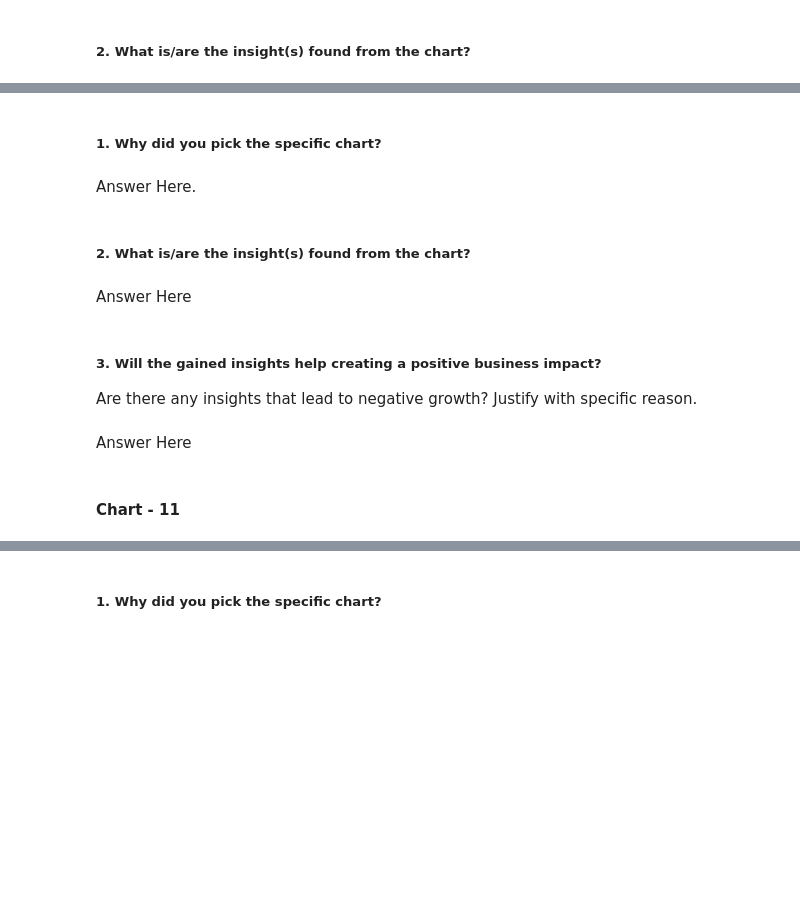
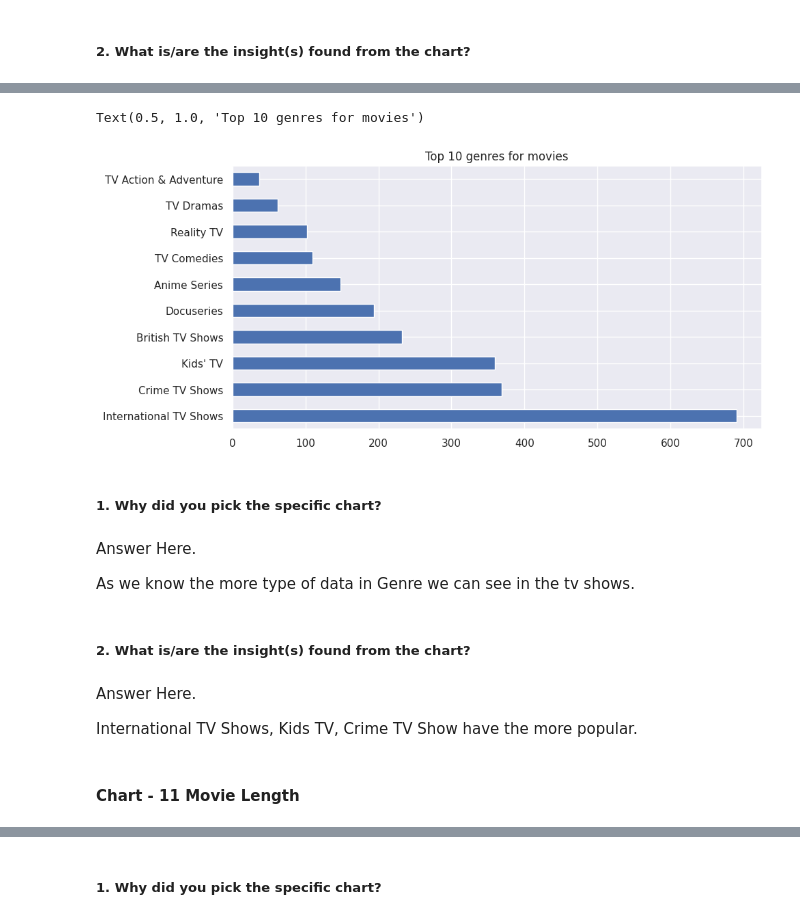
Before and after one commit to Faheemfemu/Netflix-Movies-and-TV-Shows-Clustering, a Jupyter notebook: Netflix_Movies_and_TV_Shows_Clustering.ipynb, the cells around one changed output, grey strips where cells are left out. Cells and saved outputs as stored; diff of their text form; code cells hidden in the pictures; blank space fills up the shorter version.

```diff
--- a/Netflix_Movies_and_TV_Shows_Clustering.ipynb
+++ b/Netflix_Movies_and_TV_Shows_Clustering.ipynb
@@ -625,15 +644,23 @@ Answer Here
+# %%
+# Chart - 10 visualization code
+# Top 10 genre for movies
+plt.figure(figsize=(10,5))
+df[df['type']=='TV Show'].listed_in.value_counts().head(10).plot(kind='barh')
+plt.title('Top 10 genres for movies')
+# %% [output]
+Text(0.5, 1.0, 'Top 10 genres for movies')
+[figure, added]
 # %% [markdown]
 ##### 1. Why did you pick the specific chart?
-# %% [markdown]
-Answer Here.
+# %% [markdown]
+Answer Here.
+
+As we know the more type of data in Genre we can see in the tv shows.
 # %% [markdown]
 ##### 2. What is/are the insight(s) found from the chart?
-# %% [markdown]
-Answer Here
-# %% [markdown]
-##### 3. Will the gained insights help creating a positive business impact?
-Are there any insights that lead to negative growth? Justify with specific reason.
-# %% [markdown]
-Answer Here
+# %% [markdown]
+Answer Here.
+
+International TV Shows, Kids TV, Crime TV Show have the more popular.
 # %% [markdown]
-#### Chart - 11
+#### Chart - 11  Movie Length
```
Also changed, not shown: parts of 86 cells of this notebook.
